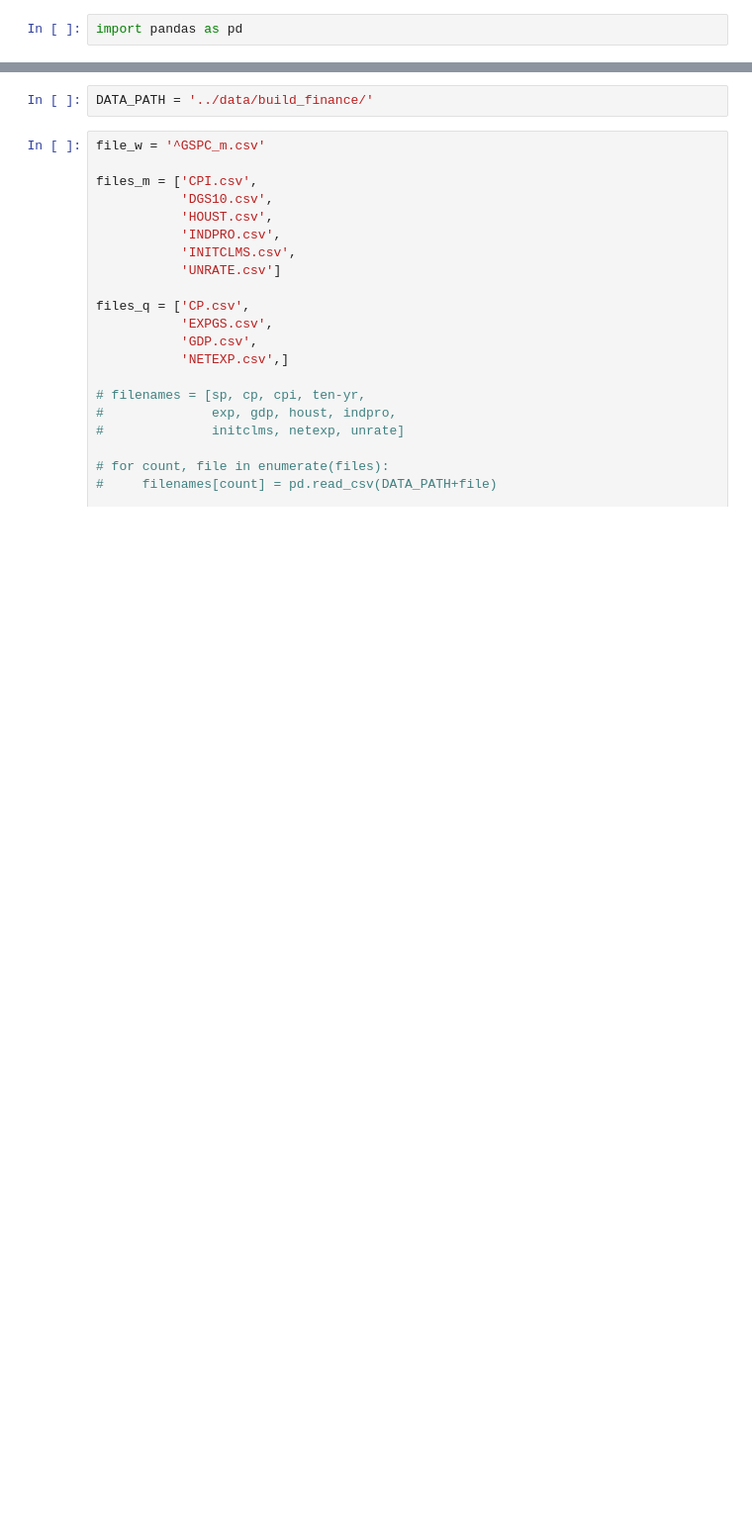
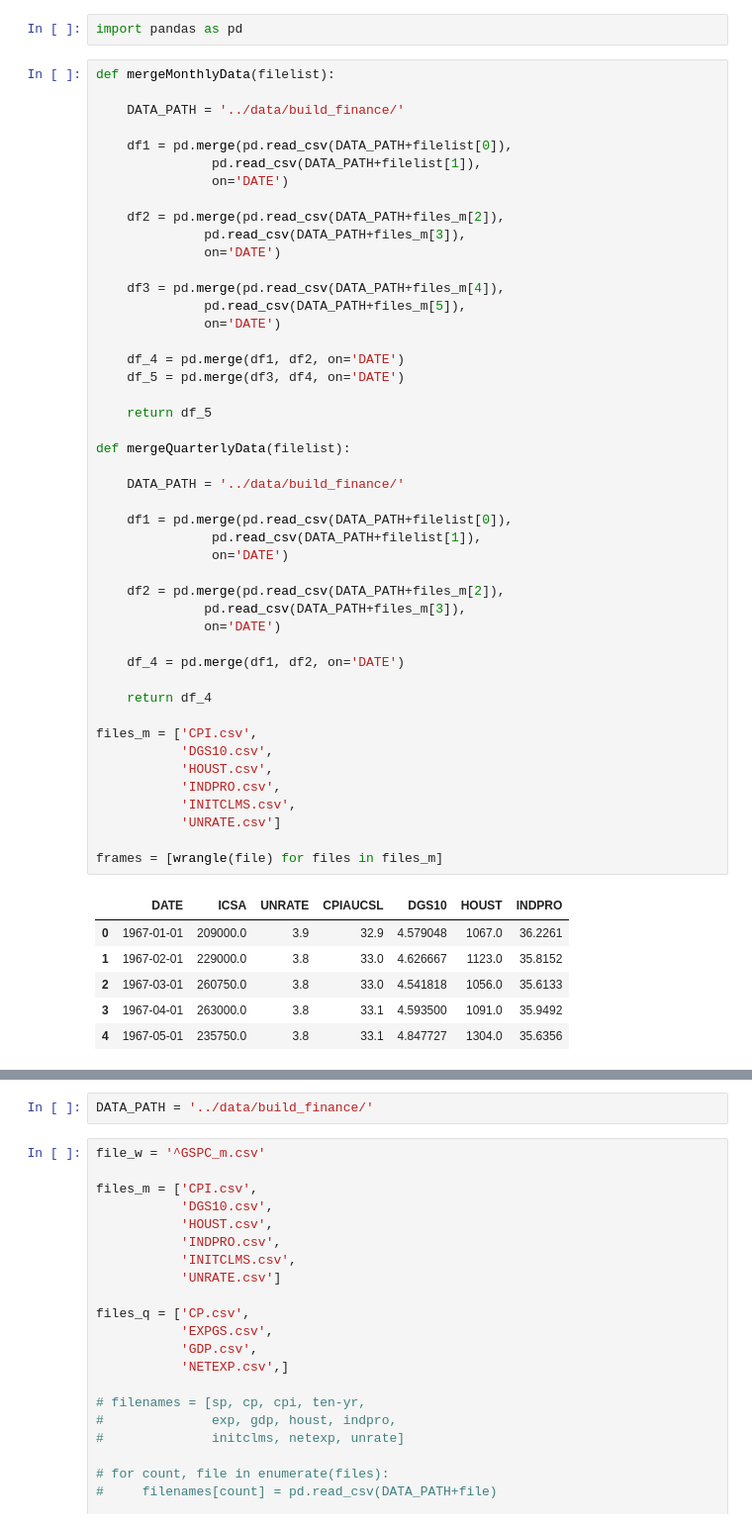
Before and after one commit to Frank-Howd/DS-Unit-2-Linear-Models, a Jupyter notebook: Unit_2_Build/Project_Dataset_Creation.ipynb, the cells around one changed output, grey strips where cells are left out. Shown at 99% size. Saved outputs shown, nothing was run; the diff lists cells and outputs as text; blank space fills up the shorter version.

```diff
--- a/Unit_2_Build/Project_Dataset_Creation.ipynb
+++ b/Unit_2_Build/Project_Dataset_Creation.ipynb
@@ -1,2 +1,55 @@
 # %%
 import pandas as pd
+# %%
+def mergeMonthlyData(filelist):
+
+    DATA_PATH = '../data/build_finance/'
+
+    df1 = pd.merge(pd.read_csv(DATA_PATH+filelist[0]),
+               pd.read_csv(DATA_PATH+filelist[1]),
+               on='DATE')
+
+    df2 = pd.merge(pd.read_csv(DATA_PATH+files_m[2]),
+              pd.read_csv(DATA_PATH+files_m[3]),
+              on='DATE')
+
+    df3 = pd.merge(pd.read_csv(DATA_PATH+files_m[4]),
+              pd.read_csv(DATA_PATH+files_m[5]),
+              on='DATE')
+
+    df_4 = pd.merge(df1, df2, on='DATE')
+    df_5 = pd.merge(df3, df4, on='DATE')
+
+    return df_5
+
+def mergeQuarterlyData(filelist):
+
+    DATA_PATH = '../data/build_finance/'
+
+    df1 = pd.merge(pd.read_csv(DATA_PATH+filelist[0]),
+               pd.read_csv(DATA_PATH+filelist[1]),
+               on='DATE')
+
+    df2 = pd.merge(pd.read_csv(DATA_PATH+files_m[2]),
+              pd.read_csv(DATA_PATH+files_m[3]),
+              on='DATE')
+
+    df_4 = pd.merge(df1, df2, on='DATE')
+
+    return df_4
+
+files_m = ['CPI.csv',
+           'DGS10.csv',
+           'HOUST.csv',
+           'INDPRO.csv',
+           'INITCLMS.csv',
+           'UNRATE.csv']
+
+frames = [wrangle(file) for files in files_m]
+# %% [output]
+|  | DATE | ICSA | UNRATE | CPIAUCSL | DGS10 | HOUST | INDPRO |
+| 0 | 1967-01-01 | 209000.0 | 3.9 | 32.9 | 4.579048 | 1067.0 | 36.2261 |
+| 1 | 1967-02-01 | 229000.0 | 3.8 | 33.0 | 4.626667 | 1123.0 | 35.8152 |
+| 2 | 1967-03-01 | 260750.0 | 3.8 | 33.0 | 4.541818 | 1056.0 | 35.6133 |
+| 3 | 1967-04-01 | 263000.0 | 3.8 | 33.1 | 4.593500 | 1091.0 | 35.9492 |
+| 4 | 1967-05-01 | 235750.0 | 3.8 | 33.1 | 4.847727 | 1304.0 | 35.6356 |
```
Also changed, not shown: parts of 2 cells of this notebook.
